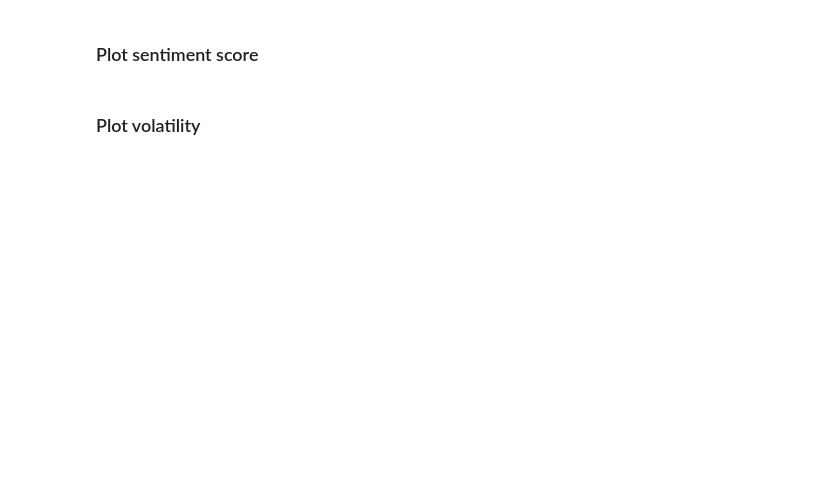
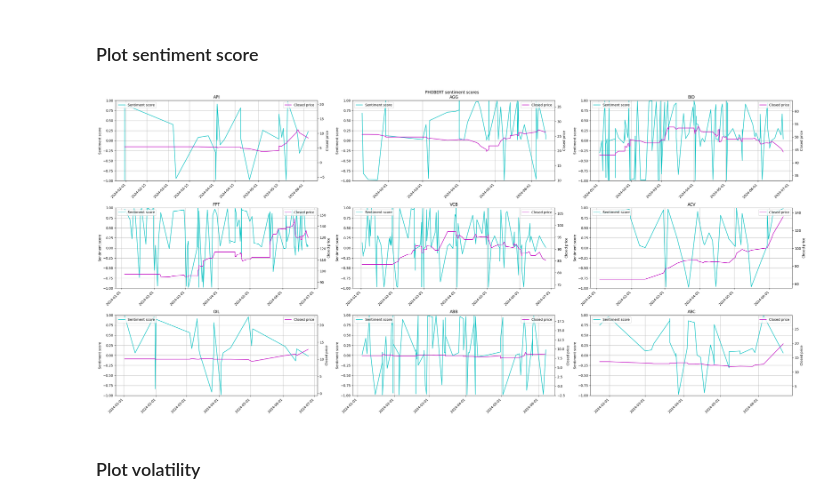
Before and after one commit to thaivo02/Sentiment-analysis, a Jupyter notebook: Sentiment_analysis_to_predict_stock_market.ipynb, the cells around one changed output. Drawn from its saved outputs; the diff is of its cells as text; code cells hidden in the pictures; blank space fills up the shorter version.

```diff
--- a/Sentiment_analysis_to_predict_stock_market.ipynb
+++ b/Sentiment_analysis_to_predict_stock_market.ipynb
@@ -376,33 +686,41 @@ phobert_sentiment_scores = []
 # %%
 fig = plt.figure(figsize=(30, 14))
 
 for company, item in company_news.items():
     date = item['timeline']
     price = item['price']
     sentiment_scores = item['sentiment']
     plot_index = company_list.index(company) + 1
     plot_col = 3
     plot_row = (len(company_list) + plot_col - 1) // plot_col
     ax = fig.add_subplot(plot_row, plot_col, plot_index, frameon=False)
     ax.grid(True)
     ax.set_title(company)
     ax.set_ylim(-1, 1)
     dates = pd.to_datetime(date, dayfirst=True)
     ax.plot(dates, sentiment_scores, color='c', label='Sentiment score')
     ax.legend(loc='upper left')
+    ax.set_ylabel('Sentiment score')
+
     ax.xaxis.set_major_formatter(mdates.DateFormatter('%Y-%m-%d'))
+
     axt = ax.twinx()
     axt.plot(dates, price, color='m', label='Closed price')
     axt.legend(loc='upper right')
+    axt.set_ylabel('Closed price')
+
+    axt.set_xlabel('Date')
     axt.set_ylim(min(price) - 10, max(price) + 10)
     plt.setp(ax.get_xticklabels(), rotation=45, ha="right")
     phobert_sentiment_scores.append(sentiment_scores)
 
 fig.suptitle('PHOBERT sentiment scores')
 plt.legend()
 plt.tight_layout()
 plt.savefig('phobert_sentiment_scores.png')
 plt.show()
+# %% [output]
+[figure, added]
 # %% [markdown]
 ### Plot volatility
 # %%
```
Also changed, not shown: parts of 43 cells of this notebook.
